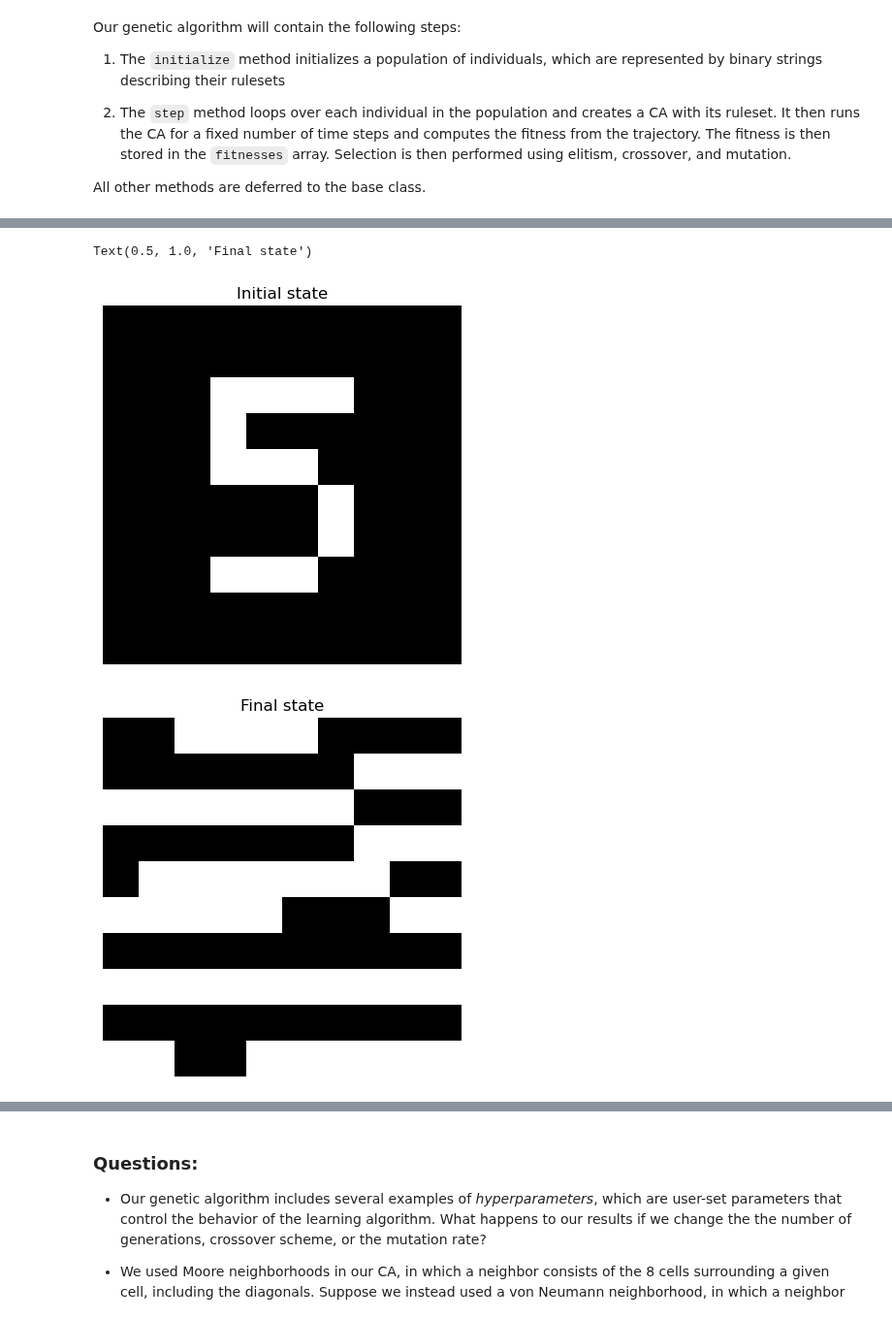
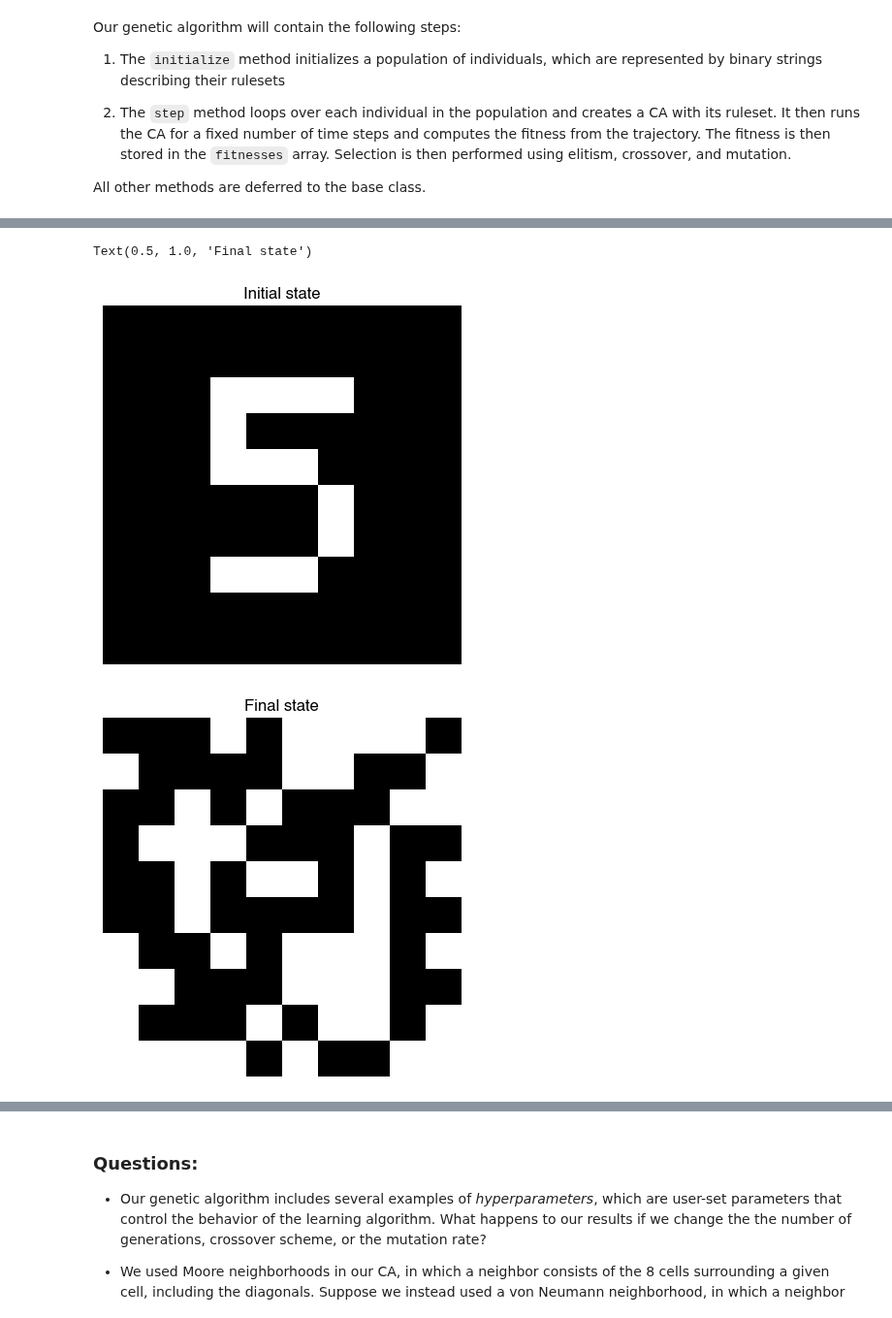
Before and after one commit to williamgilpin/cphy, a Jupyter notebook: talks/evolving_cellular_automata.ipynb, the cells around one changed output, grey strips where cells are left out. Shown at 97% size. Saved outputs shown, nothing was run; the diff lists cells and outputs as text; code cells hidden in the pictures.

```diff
--- a/talks/evolving_cellular_automata.ipynb
+++ b/talks/evolving_cellular_automata.ipynb
@@ -42,7 +55,7 @@ import matplotlib.pyplot as plt
 # %%
 class GeneticAlgorithm:
     """
-    Base class for genetic algorithms
+    A base class for genetic algorithms
 
     Parameters:
         population_size (int): Number of individuals in the population
@@ -74,6 +87,7 @@ class GeneticAlgorithm:
         self.store_history = store_history
         if self.store_history:
             self.history = list()
+            self.fitnesses = list()
 
         ## Initialize internal variables
         self.population = None
@@ -288,7 +497,7 @@ class ProgrammaticCA(CellularAutomaton):
 
     def __init__(self, n, ruleset,  **kwargs):
         k = np.unique(ruleset).size
-        super().__init__(n, k, **kwargs)
+        super().__init__(n, 2, **kwargs)
         self.ruleset = ruleset
 
         ## A special convolutional kernel for converting a binary neighborhood
@@ -351,7 +560,32 @@ def fitness(trajectory):
     final_state = trajectory[-1]
     timechange = np.sum(np.abs(np.diff(np.array(trajectory), axis=0)))
     timechange /= final_state.size
-    return np.max(final_state) - np.min(final_state) - np.std(final_state) + timechange
+    return np.max(final_state) - np.min(final_state) - np.std(final_state) - timechange
+
+
+# def fitness(rulesets, n_size=30, num_steps=100):
+#     """
+#     A fitness function that activity
+
+#     Args:
+#         rulesets (array): An array of rulesets, of shape (B, 256). B is the number
+#             of rulesets in the population.
+
+#     Returns:
+#         float: A fitness score
+#     """
+#     fitnesses = []
+#     for ruleset in rulesets:
+#         model = ProgrammaticCA(n_size, ruleset, random_state=0)
+#         model.simulate(num_steps)
+
+#         final_state = model.history[-1]
+#         timechange = np.sum(np.abs(np.diff(np.array(model.history), axis=0)))
+#         timechange /= final_state.size
+#         fitness_val = np.max(final_state) - np.min(final_state) - np.std(final_state) + timechange
+#         fitnesses.append(fitness_val)
+#     fitnesses = np.array(fitnesses)
+#     return fitnesses
 # %% [markdown]
 Our genetic algorithm will contain the following steps:
 
@@ -389,7 +623,9 @@ class EvolveCA(GeneticAlgorithm):
 
             fitness_val = self.fitness_function(model.history)
             fitnesses.append(fitness_val)
-        fitnesses = np.array(fitnesses)
+        fitnesses = np.array(fitnesses).squeeze()
+
+        # fitnesses = self.fitness_function(self.population)
 
         if self.store_history:
             self.history.append(fitnesses)
@@ -420,8 +656,8 @@ class EvolveCA(GeneticAlgorithm):
         self.best_individual = self.population[-1]
         self.best_fitness = np.max(fitnesses)
 
-evolver = EvolveCA(40, 40, population_size=1000, fitness_function=fitness, random_state=0, verbose=True)
-evolver.evolve(1000)
+evolver = EvolveCA(40, 40, population_size=50, fitness_function=fitness, random_state=0, verbose=True)
+evolver.evolve(100)
 
 plt.figure()
 plt.plot(np.min(evolver.history, axis=1), label="Min Fitness")
@@ -456,36 +692,36 @@ Text(0, 0.5, 'Fitness')
 # %%
 digit_5 = np.array([
     [0, 0, 0, 0, 0, 0, 0, 0, 0, 0],
     [0, 0, 0, 0, 0, 0, 0, 0, 0, 0],
     [0, 0, 0, 1, 1, 1, 1, 0, 0, 0],
     [0, 0, 0, 1, 0, 0, 0, 0, 0, 0],
     [0, 0, 0, 1, 1, 1, 0, 0, 0, 0],
     [0, 0, 0, 0, 0, 0, 1, 0, 0, 0],
     [0, 0, 0, 0, 0, 0, 1, 0, 0, 0],
     [0, 0, 0, 1, 1, 1, 0, 0, 0, 0],
     [0, 0, 0, 0, 0, 0, 0, 0, 0, 0],
     [0, 0, 0, 0, 0, 0, 0, 0, 0, 0]
 ])
 # digit_5 = np.logical_not(digit_5)
 
 
-model = ProgrammaticCA(10, evolver.best_individual, random_state=0, initial_state=digit_5)
+model = ProgrammaticCA(100, evolver.best_individual, random_state=0, initial_state=digit_5)
 model.simulate(30)
 
 plt.figure()
 plt.imshow(model.initial_state, cmap="gray")
 plt.axis("off")
 plt.title("Initial state")
 
 
 plt.figure()
 plt.imshow(model.state, cmap="gray")
 plt.axis("off")
 plt.title("Final state")
 # %% [output]
 Text(0.5, 1.0, 'Final state')
-[figure, old version]
+[figure, new version]
-[figure, old version]
+[figure, new version]
 # %%
 from matplotlib.animation import FuncAnimation
 from IPython.display import HTML
```
Also changed, not shown: parts of 21 cells of this notebook, 1 other file.
